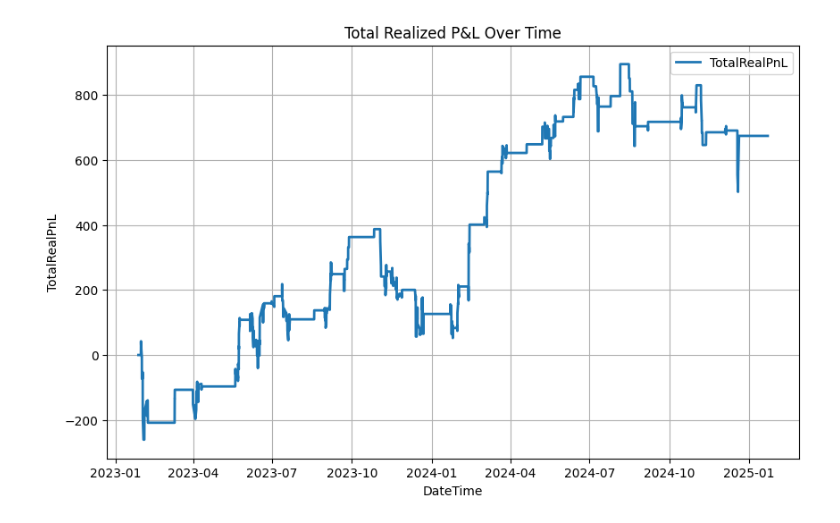
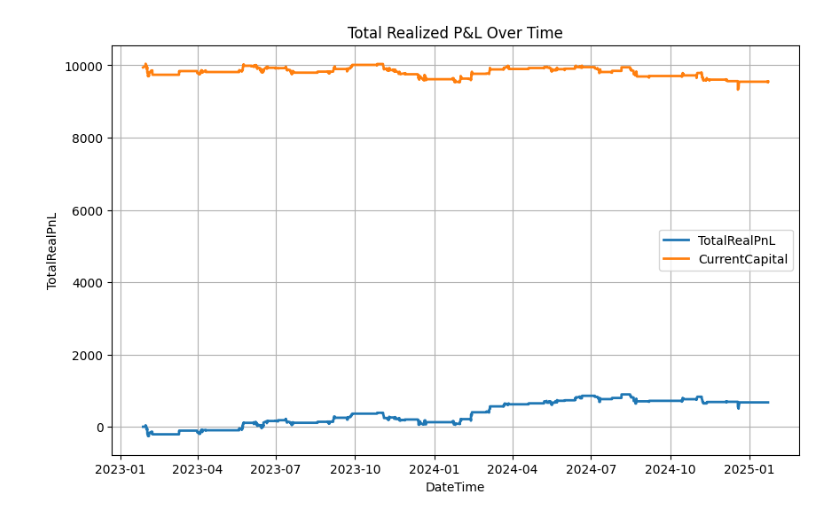
Before and after one commit to drakovic23/TimeWalk, a Jupyter notebook: examples/example.ipynb, the cells around one changed output. Saved outputs shown, nothing was run; the diff lists cells and outputs as text; code cells hidden in the pictures.

```diff
--- a/examples/example.ipynb
+++ b/examples/example.ipynb
@@ -20,12 +20,13 @@ Running backtest with:  RSI Strategy  Using ATR:  True
 # %%
 plt.figure(figsize=(10,6))
 plt.plot(result.index, result['TotalRealPnL'], label='TotalRealPnL', linewidth=2)
+plt.plot(result.index, result['CurrentCapital'], label='CurrentCapital', linewidth=2)
 plt.xlabel('DateTime')
 plt.ylabel('TotalRealPnL')
 plt.title('Total Realized P&L Over Time')
 plt.legend()
-plt.grid(True)  # Optional, adds a grid to the plot
+plt.grid(True)
 
 plt.show()
 # %% [output]
-[figure, old version]
+[figure, new version]
```
